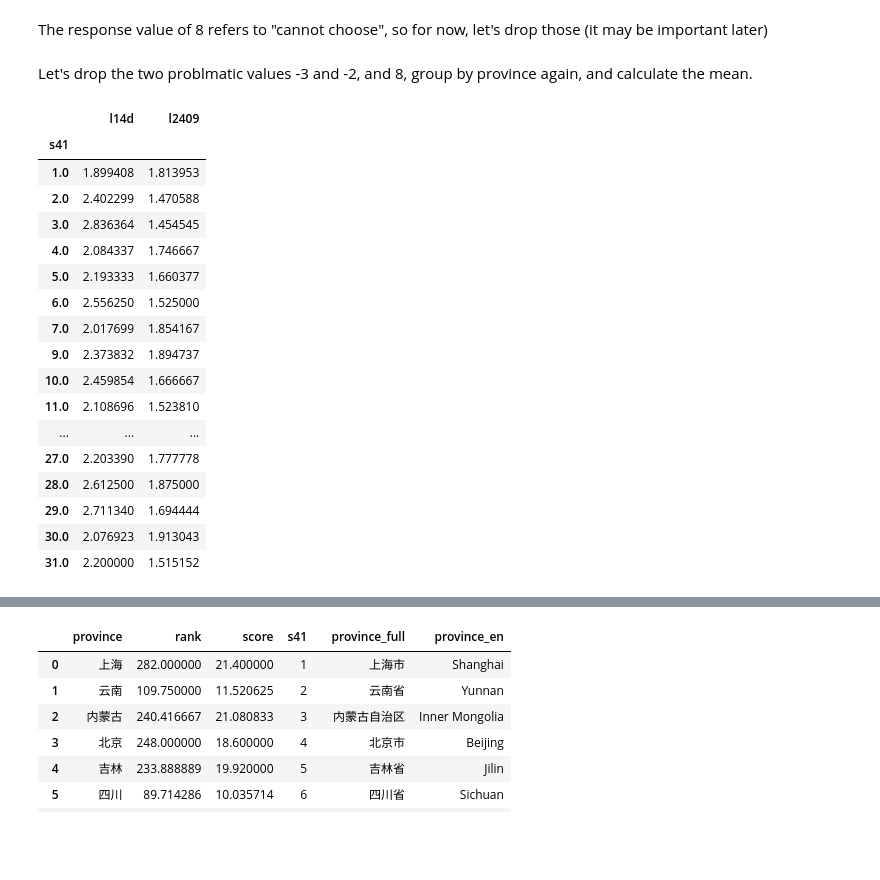
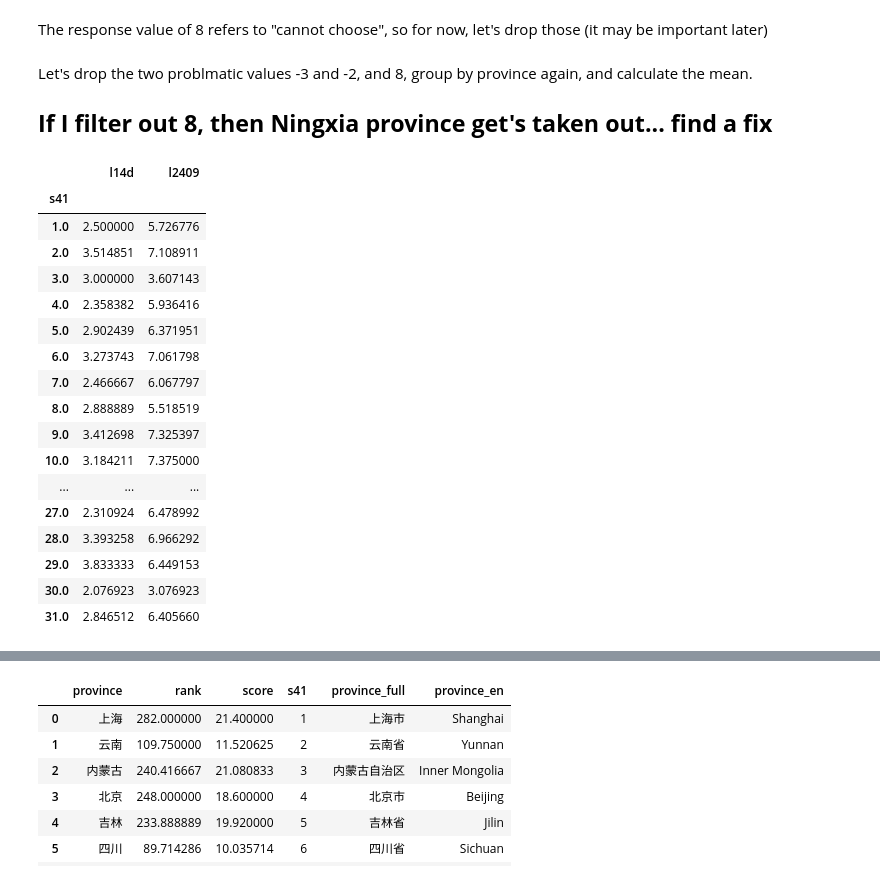
Before and after one commit to wrynearson/china-water, a Jupyter notebook: src/Thesis.ipynb, the cells around one changed output, grey strips where cells are left out. Drawn from its saved outputs; the diff is of its cells as text; code cells hidden in the pictures; blank space fills up the shorter version.

```diff
--- a/src/Thesis.ipynb
+++ b/src/Thesis.ipynb
@@ -518,25 +511,27 @@ cgss_strict[cgss_strict['s41']==25].groupby('l2409').agg('count')
 The response value of 8 refers to "cannot choose", so for now, let's drop those (it may be important later)
 # %% [markdown]
 Let's drop the two problmatic values -3 and -2, and 8, group by province again, and calculate the mean.
+
+## **If I filter out 8, then Ningxia province get's taken out... find a fix**
 # %%
-cgss_strict_clean = cgss_strict.replace([-3,-2,8],).groupby(by='s41').agg('mean')
-cgss_strict_clean
+cgss_strict_mean = cgss_strict.replace([-3,-2,],).groupby(by='s41').agg('mean')
+cgss_strict_mean
 # %% [output]
 |  | l14d | l2409 |
 | s41 |  |  |
-| 1.0 | 1.899408 | 1.813953 |
-| 2.0 | 2.402299 | 1.470588 |
-| 3.0 | 2.836364 | 1.454545 |
-| 4.0 | 2.084337 | 1.746667 |
-| 5.0 | 2.193333 | 1.660377 |
-| 6.0 | 2.556250 | 1.525000 |
-| 7.0 | 2.017699 | 1.854167 |
-| 9.0 | 2.373832 | 1.894737 |
-| 10.0 | 2.459854 | 1.666667 |
-| 11.0 | 2.108696 | 1.523810 |
+| 1.0 | 2.500000 | 5.726776 |
+| 2.0 | 3.514851 | 7.108911 |
+| 3.0 | 3.000000 | 3.607143 |
+| 4.0 | 2.358382 | 5.936416 |
+| 5.0 | 2.902439 | 6.371951 |
+| 6.0 | 3.273743 | 7.061798 |
+| 7.0 | 2.466667 | 6.067797 |
+| 8.0 | 2.888889 | 5.518519 |
+| 9.0 | 3.412698 | 7.325397 |
+| 10.0 | 3.184211 | 7.375000 |
 | ... | ... | ... |
-| 27.0 | 2.203390 | 1.777778 |
-| 28.0 | 2.612500 | 1.875000 |
-| 29.0 | 2.711340 | 1.694444 |
-| 30.0 | 2.076923 | 1.913043 |
-| 31.0 | 2.200000 | 1.515152 |
+| 27.0 | 2.310924 | 6.478992 |
+| 28.0 | 3.393258 | 6.966292 |
+| 29.0 | 3.833333 | 6.449153 |
+| 30.0 | 2.076923 | 3.076923 |
+| 31.0 | 2.846512 | 6.405660 |
```
Also changed, not shown: parts of 15 cells of this notebook, 6 other files.
